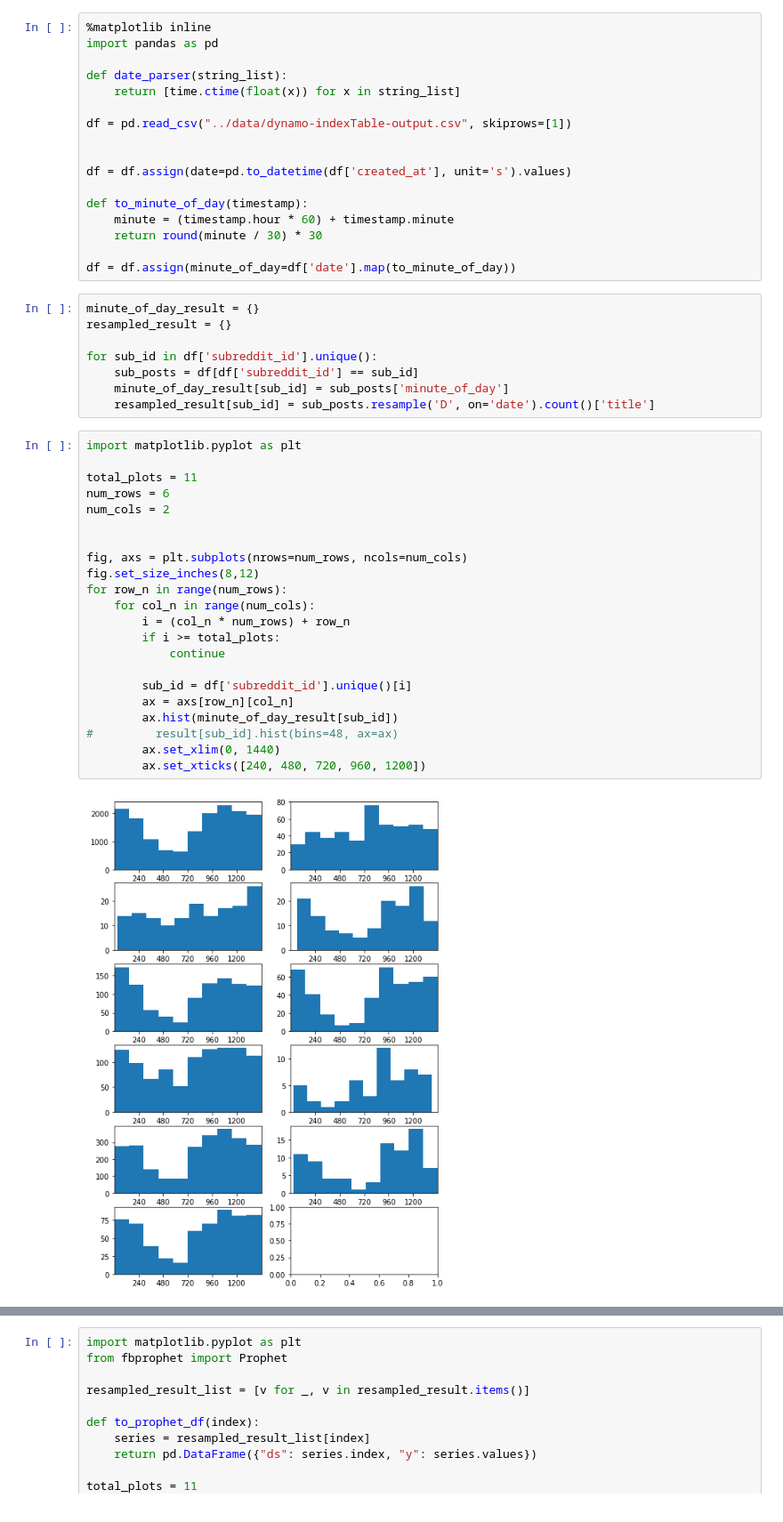
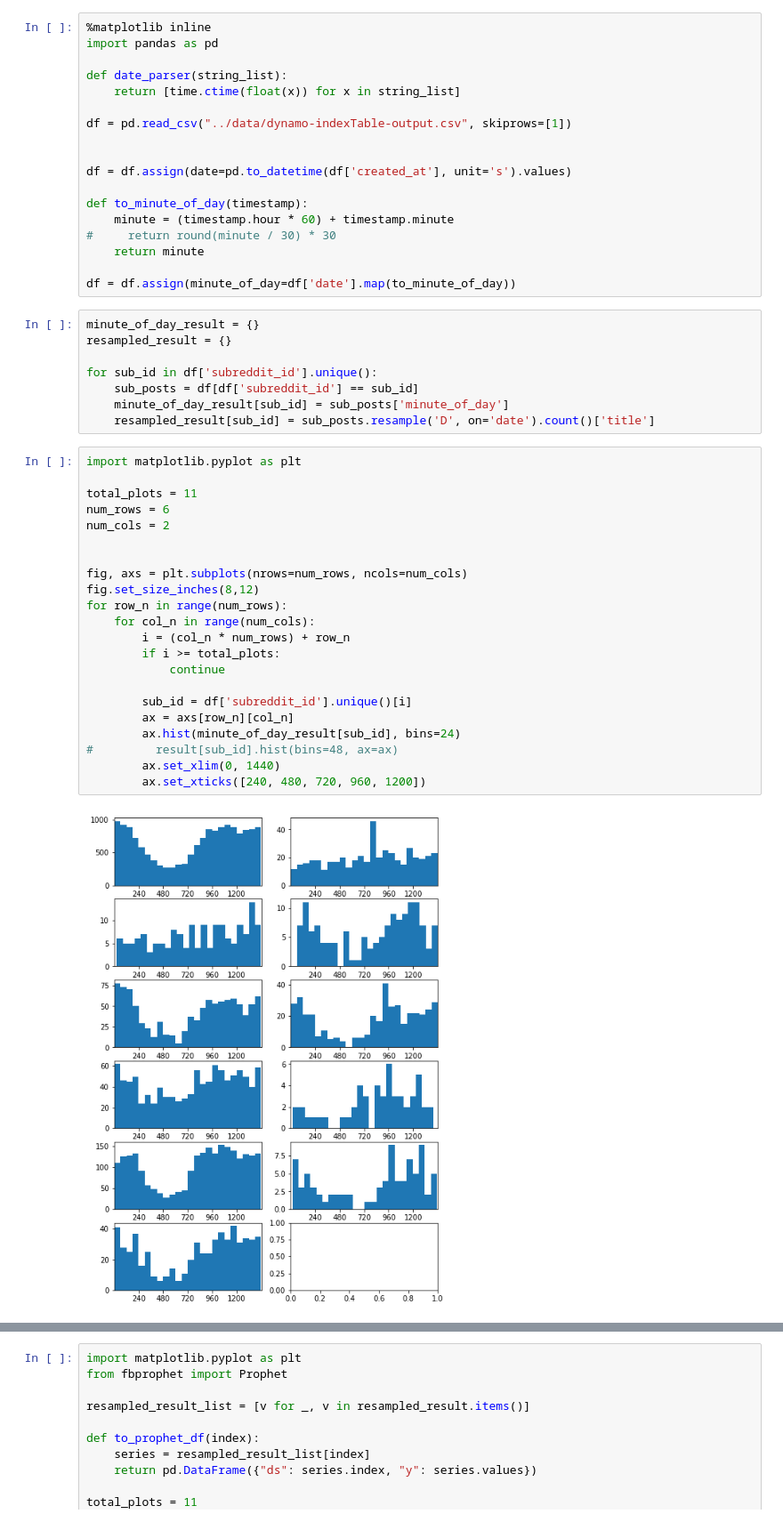
Before and after one commit to nrobin24/when-should-i-post, a Jupyter notebook: notebooks/0-explore-time-data.ipynb, the cells around one changed output, grey strips where cells are left out. Shown: that part at 89% size. Drawn from its saved outputs; the diff is of its cells as text.

```diff
--- a/notebooks/0-explore-time-data.ipynb
+++ b/notebooks/0-explore-time-data.ipynb
@@ -12,7 +12,8 @@ df = df.assign(date=pd.to_datetime(df['created_at'], unit='s').values)
 
 def to_minute_of_day(timestamp):
     minute = (timestamp.hour * 60) + timestamp.minute
-    return round(minute / 30) * 30
+#     return round(minute / 30) * 30
+    return minute
 
 df = df.assign(minute_of_day=df['date'].map(to_minute_of_day))
 # %%
@@ -26,24 +27,24 @@ for sub_id in df['subreddit_id'].unique():
 # %%
 import matplotlib.pyplot as plt
 
 total_plots = 11
 num_rows = 6
 num_cols = 2
 
 
 fig, axs = plt.subplots(nrows=num_rows, ncols=num_cols)
 fig.set_size_inches(8,12)
 for row_n in range(num_rows):
     for col_n in range(num_cols):
         i = (col_n * num_rows) + row_n
         if i >= total_plots:
             continue
 
         sub_id = df['subreddit_id'].unique()[i]
         ax = axs[row_n][col_n]
-        ax.hist(minute_of_day_result[sub_id])
+        ax.hist(minute_of_day_result[sub_id], bins=24)
 #         result[sub_id].hist(bins=48, ax=ax)
         ax.set_xlim(0, 1440)
         ax.set_xticks([240, 480, 720, 960, 1200])
 # %% [output]
-[figure, old version]
+[figure, new version]
```
Also changed, not shown: parts of 1 cell of this notebook, 11 other files.
